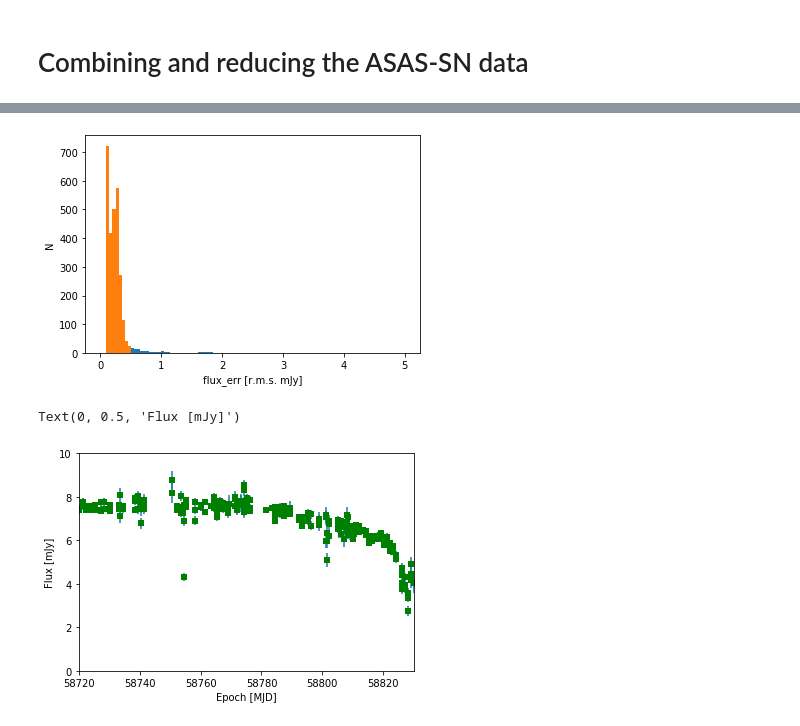
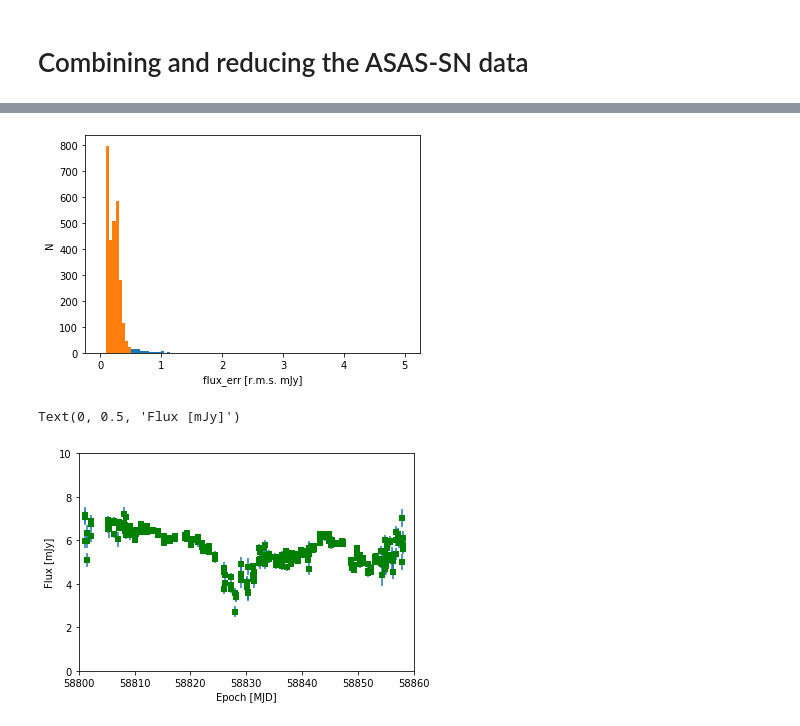
Before and after one commit to mkenworthy/asas-sn-J060000, a Jupyter notebook: data/asassn/merge_asas_tables.ipynb, the cells around one changed output, grey strips where cells are left out. Saved outputs shown, nothing was run; the diff lists cells and outputs as text; code cells hidden in the pictures.

```diff
--- a/data/asassn/merge_asas_tables.ipynb
+++ b/data/asassn/merge_asas_tables.ipynb
@@ -14,7 +14,12 @@ t=Table()
 for filename in Path('./').rglob('light_curve*.csv'):
     print(filename)
     tin = ascii.read(filename)
-    t = vstack([t,tin])
+    # remove rows where magerr is 99.99
+    tin_goodmag = tin[(tin['mag_err']<90)]
+
+    # identify rows with 'mag' having the > symbol in them and remove them
+
+    t = vstack([t,tin_goodmag])
 
 print(t)
 # remove duplicates
@@ -74,22 +78,22 @@ s = t[t['flux_err']<noise_rej]
 
 plt.hist(s['flux_err'],bins=100, range=(0,5));
 # %% [output]
-[figure, old version]
+[figure, new version]
 # %%
 plt.errorbar(s['MJD'],s['flux(mJy)'],yerr=s['flux_err'],marker='s',
                  mec='green', ms=2, mew=4, fmt='.')
-plt.xlim(58720,58830)
+plt.xlim(58800,58860)
 plt.ylim(0,10)
 plt.xlabel('Epoch [MJD]')
 plt.ylabel('Flux [mJy]')
 
 # continuum points in the light curve
 ##con = s[s['MJD']<58780]
 ##mean_flux = con['flux(mJy)'].mean()
 
 ##plt.hlines(mean_flux,58800,58830);
 # %% [output]
 Text(0, 0.5, 'Flux [mJy]')
-[figure, old version]
+[figure, new version]
 # %%
 t.write('asas.ecsv', format='ascii.ecsv', overwrite=True)
```
Also changed, not shown: parts of 3 cells of this notebook, 10 other files.
